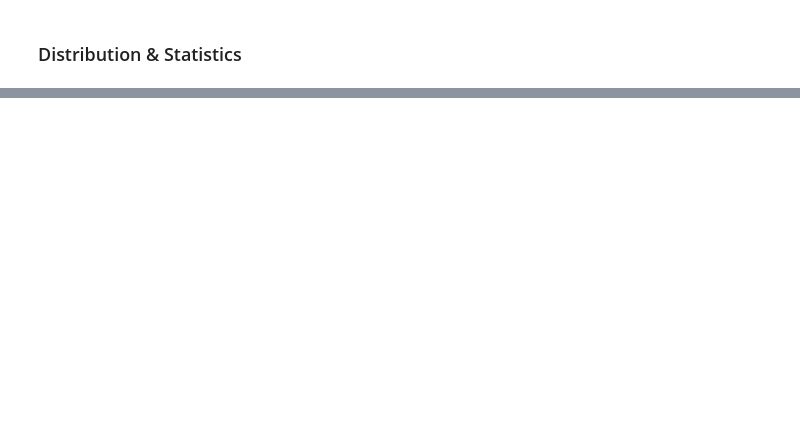
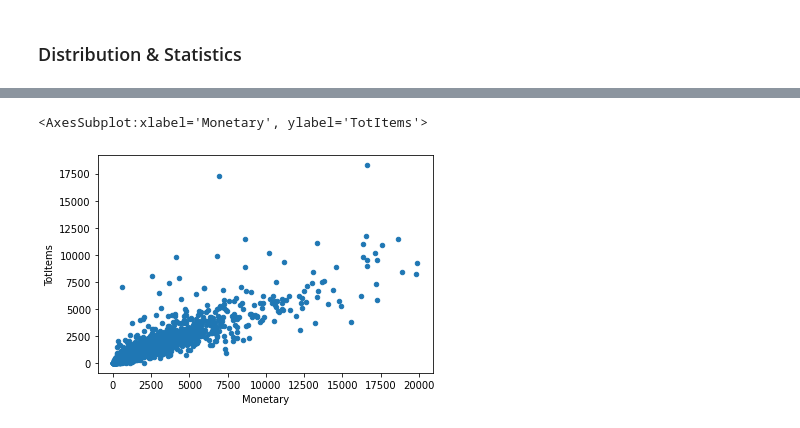
Before and after one commit to CoffeeStraw/Store-Customers-Analysis, a Jupyter notebook: project/data_preparation.ipynb, the cells around one changed output, grey strips where cells are left out. Cells and saved outputs as stored; diff of their text form; code cells hidden in the pictures; blank space fills up the shorter version.

```diff
--- a/project/data_preparation.ipynb
+++ b/project/data_preparation.ipynb
@@ -189,0 +244,5 @@ plot(cdf.plot.scatter('PReturn', 'Frequency', c='Recency', colormap='plasma', sh
+# %%
+cdf[(cdf['Monetary'] < 20000) & (cdf['TotItems'] < 20000)].plot.scatter(x='Monetary', y='TotItems')
+# %% [output]
+<AxesSubplot:xlabel='Monetary', ylabel='TotItems'>
+[figure, added]
```
Also changed, not shown: parts of 4 cells of this notebook, 6 other files.
